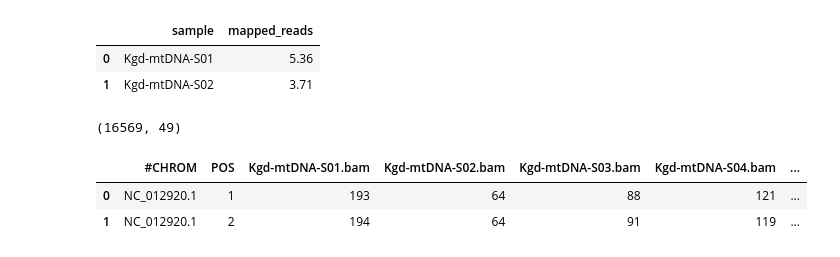
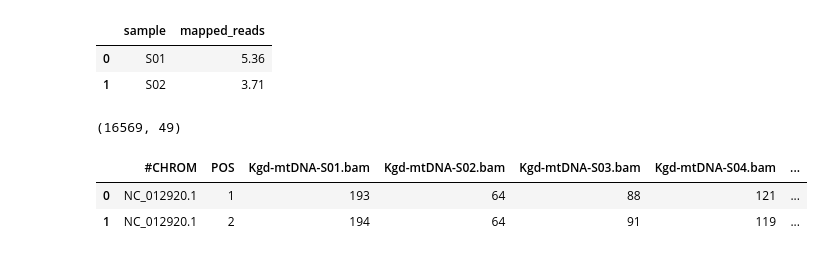
Before and after one commit to mitoclub/OldMenGenetics, a Jupyter notebook: notebooks/stats.ipynb, the cells around one changed output. Saved outputs shown, nothing was run; the diff lists cells and outputs as text; code cells hidden in the pictures.

Commit message:
sample column standartized

```diff
--- a/notebooks/stats.ipynb
+++ b/notebooks/stats.ipynb
@@ -16,11 +16,12 @@ warnings.filterwarnings("ignore")
 # %%
 mt_reads_share = pd.read_csv("../data/share/mapped_reads_stats.tsv", sep="\s\s")
 mt_reads_share["mapped_reads"] = mt_reads_share["mapped_reads"].str.removesuffix("%").astype(float)
+mt_reads_share["sample"] = mt_reads_share["sample"].str.extract("Kgd-mtDNA-(S\d\d)")
 mt_reads_share.head(2)
 # %% [output]
 |  | sample | mapped_reads |
-| 0 | Kgd-mtDNA-S01 | 5.36 |
-| 1 | Kgd-mtDNA-S02 | 3.71 |
+| 0 | S01 | 5.36 |
+| 1 | S02 | 3.71 |
 # %%
 path_to_depth = "../data/interim/depth.tsv"
 depth = pd.read_csv(path_to_depth, sep="\t")
```
Also changed, not shown: parts of 3 cells of this notebook, 1 other file.
